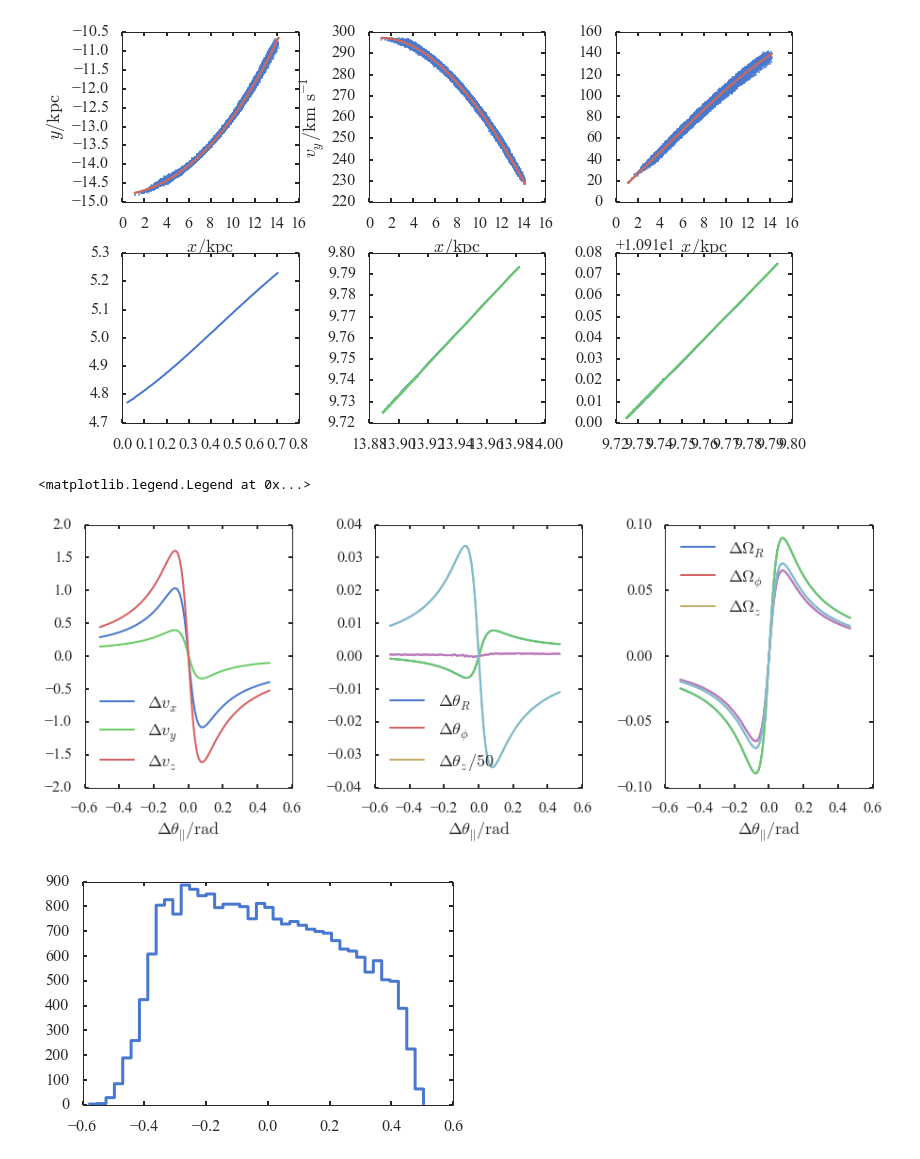
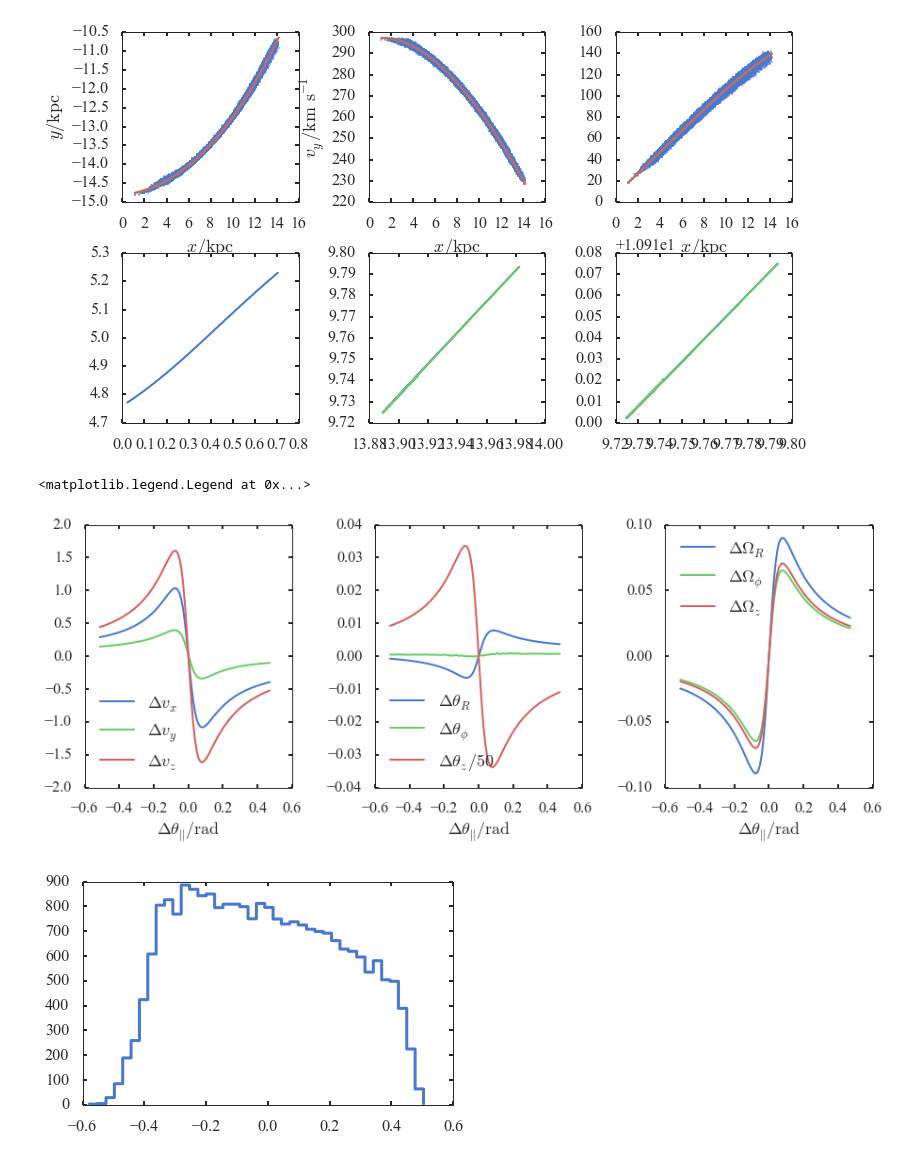
Before and after one commit to jobovy/streamgap-aa, a Jupyter notebook: py/GapsAngleFreq.ipynb, the cells around one changed output. Saved outputs shown, nothing was run; the diff lists cells and outputs as text; code cells hidden in the pictures.

```diff
--- a/py/GapsAngleFreq.ipynb
+++ b/py/GapsAngleFreq.ipynb
@@ -544,6 +544,10 @@ class angle_freq_kicks:
         self.n = self.n/np.sqrt(self.n)
         self.angs_centre = AA.angles(gap_centre_impact)
         self.deltaang_par=np.dot(self.A-self.angs_centre[:3],self.n)
+        self.ndotac = np.dot(self.n,np.array([self.angs_centre[0],self.angs_centre[1],0.]))
+        self.ndotfc = np.dot(self.n,np.array([self.angs_centre[3],self.angs_centre[4],0.]))
+        self.vdotdv = np.array(map(lambda i:np.dot(i[0],i[1]),zip(stream_track.T[3:].T,self.dv)))
+        self.stream_track=stream_track
 
         self.angR_k=interp1d(self.deltaang_par,self.dA.T[0])
         self.angp_k=interp1d(self.deltaang_par,self.dA.T[1])
@@ -561,27 +565,27 @@ afk=angle_freq_kicks(merged_peri)
 # %%
 f,a=plt.subplots(1,3,figsize=(15,5));plt.subplots_adjust(wspace=0.4);
 a[0].plot(afk.deltaang_par,afk.dv.T[0],label=r'$\Delta v_x$');
 a[0].plot(afk.deltaang_par,afk.dv.T[1],label=r'$\Delta v_y$');a[0].plot(afk.deltaang_par,afk.dv.T[2],label=r'$\Delta v_z$');
 a[0].set_xlabel(labels['dangpar']);a[0].legend(loc=3)
 
 a[1].plot(afk.deltaang_par,afk.dA.T[0],label=r'$\Delta \theta_R$');
-a[1].plot(afk.deltaang_par,afk.angR_k(afk.deltaang_par));
+# a[1].plot(afk.deltaang_par,afk.angR_k(afk.deltaang_par));
 a[1].plot(afk.deltaang_par,afk.dA.T[1],label=r'$\Delta \theta_\phi$');
-a[1].plot(afk.deltaang_par,afk.angp_k(afk.deltaang_par));
+# a[1].plot(afk.deltaang_par,afk.angp_k(afk.deltaang_par));
 a[1].plot(afk.deltaang_par,afk.dA.T[2]/50.,label=r'$\Delta \theta_z/50$')
-a[1].plot(afk.deltaang_par,afk.angz_k(afk.deltaang_par)/50.);
+# a[1].plot(afk.deltaang_par,afk.angz_k(afk.deltaang_par)/50.);
 a[1].set_xlabel(labels['dangpar']);a[1].legend(loc=3)
 
 a[2].plot(afk.deltaang_par,afk.dO.T[0],label=r'$\Delta \Omega_R$');
-a[2].plot(afk.deltaang_par,afk.OmR_k(afk.deltaang_par));
+# a[2].plot(afk.deltaang_par,afk.OmR_k(afk.deltaang_par));
 a[2].plot(afk.deltaang_par,afk.dO.T[1],label=r'$\Delta \Omega_\phi$');
-a[2].plot(afk.deltaang_par,afk.Omp_k(afk.deltaang_par));
+# a[2].plot(afk.deltaang_par,afk.Omp_k(afk.deltaang_par));
 a[2].plot(afk.deltaang_par,afk.dO.T[2],label=r'$\Delta \Omega_z$')
-a[2].plot(afk.deltaang_par,afk.Omz_k(afk.deltaang_par));
+# a[2].plot(afk.deltaang_par,afk.Omz_k(afk.deltaang_par));
 a[2].set_xlabel(labels['dangpar']);a[2].legend(loc=2)
 # %% [output]
 <matplotlib.legend.Legend at 0x...>
-[figure, old version]
+[figure, new version]
 # %%
 def kick_unperturbed(data2):
     data=data2
```
Also changed, not shown: parts of 10 cells of this notebook, 2 other files.
